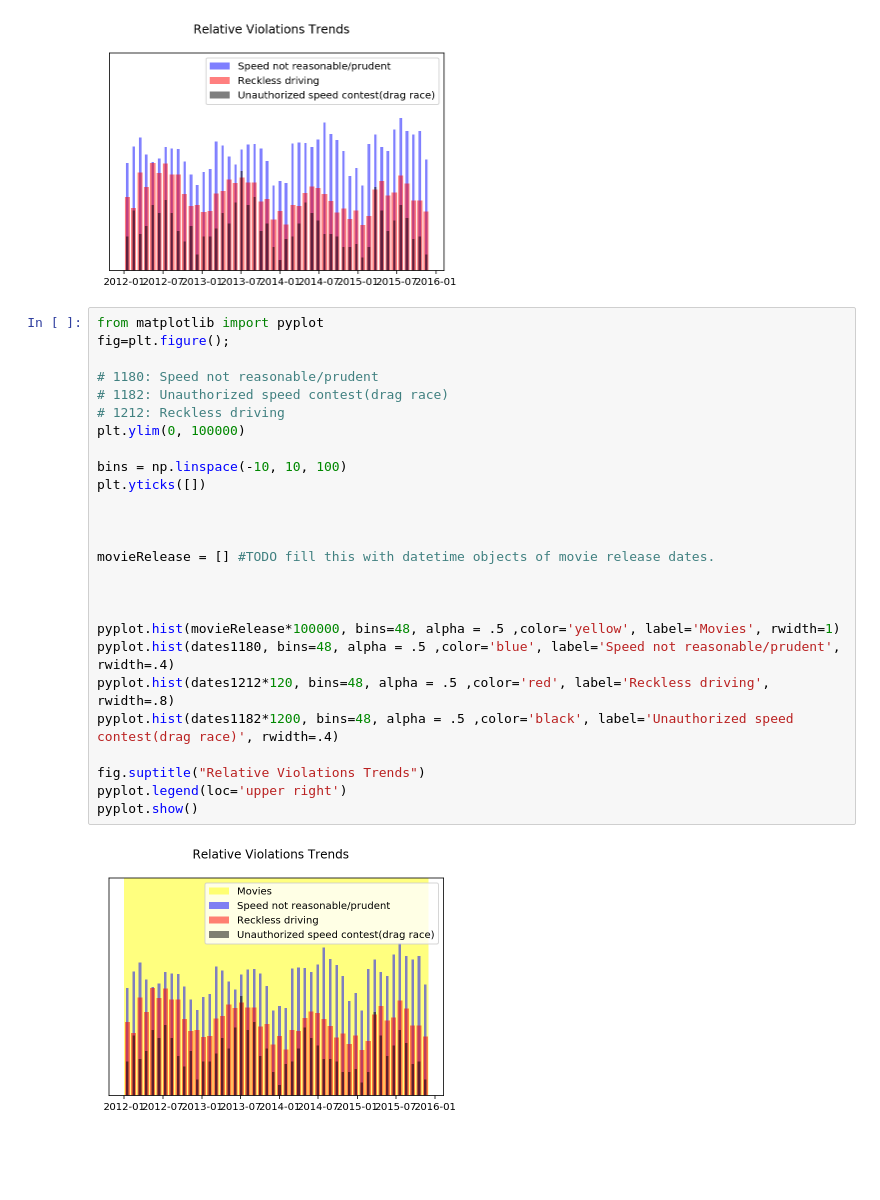
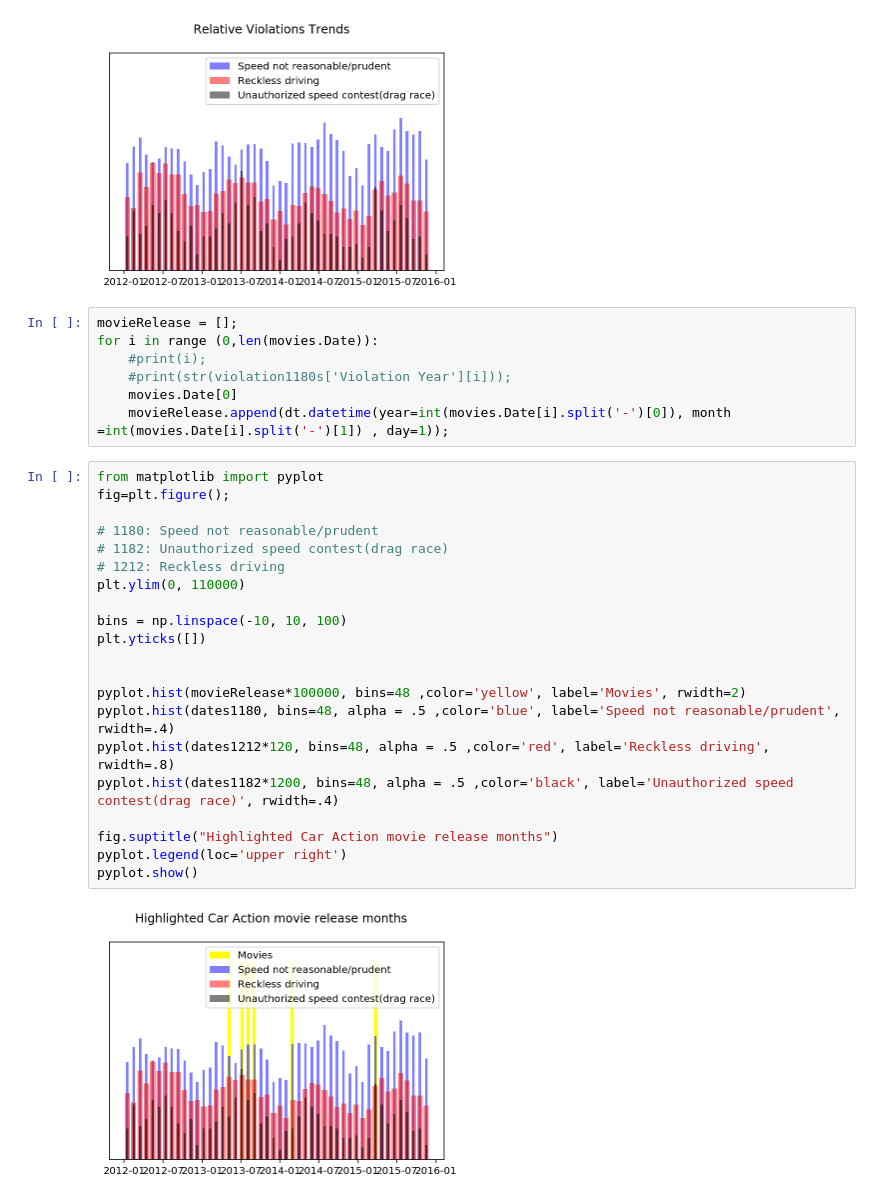
Before and after one commit to wumuyao1996/Pr_000, a Jupyter notebook: finalproject.ipynb, the cells around one changed output. Saved outputs shown, nothing was run; the diff lists cells and outputs as text; blank space fills up the shorter version.

Commit message:
Yoooo got them highlights on

```diff
--- a/finalproject.ipynb
+++ b/finalproject.ipynb
@@ -144,31 +144,33 @@ pyplot.legend(loc='upper right')
 pyplot.show()
 # %% [output]
 [figure]
+# %%
+movieRelease = [];
+for i in range (0,len(movies.Date)):
+    #print(i);
+    #print(str(violation1180s['Violation Year'][i]));
+    movies.Date[0]
+    movieRelease.append(dt.datetime(year=int(movies.Date[i].split('-')[0]), month =int(movies.Date[i].split('-')[1]) , day=1));
 # %%
 from matplotlib import pyplot
 fig=plt.figure();
 
 # 1180: Speed not reasonable/prudent
 # 1182: Unauthorized speed contest(drag race)
 # 1212: Reckless driving
-plt.ylim(0, 100000)
+plt.ylim(0, 110000)
 
 bins = np.linspace(-10, 10, 100)
 plt.yticks([])
 
 
-
-movieRelease = [] #TODO fill this with datetime objects of movie release dates.
-
-
-
-pyplot.hist(movieRelease*100000, bins=48, alpha = .5 ,color='yellow', label='Movies', rwidth=1)
+pyplot.hist(movieRelease*100000, bins=48 ,color='yellow', label='Movies', rwidth=2)
 pyplot.hist(dates1180, bins=48, alpha = .5 ,color='blue', label='Speed not reasonable/prudent', rwidth=.4)
 pyplot.hist(dates1212*120, bins=48, alpha = .5 ,color='red', label='Reckless driving', rwidth=.8)
 pyplot.hist(dates1182*1200, bins=48, alpha = .5 ,color='black', label='Unauthorized speed contest(drag race)', rwidth=.4)
 
-fig.suptitle("Relative Violations Trends")
+fig.suptitle("Highlighted Car Action movie release months")
 pyplot.legend(loc='upper right')
 pyplot.show()
 # %% [output]
-[figure, old version]
+[figure, new version]
```
